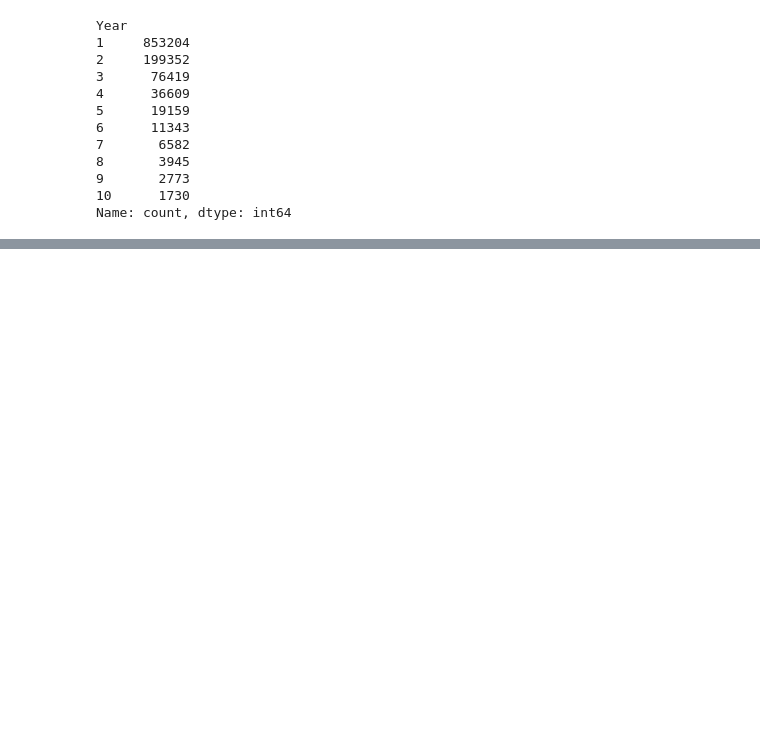
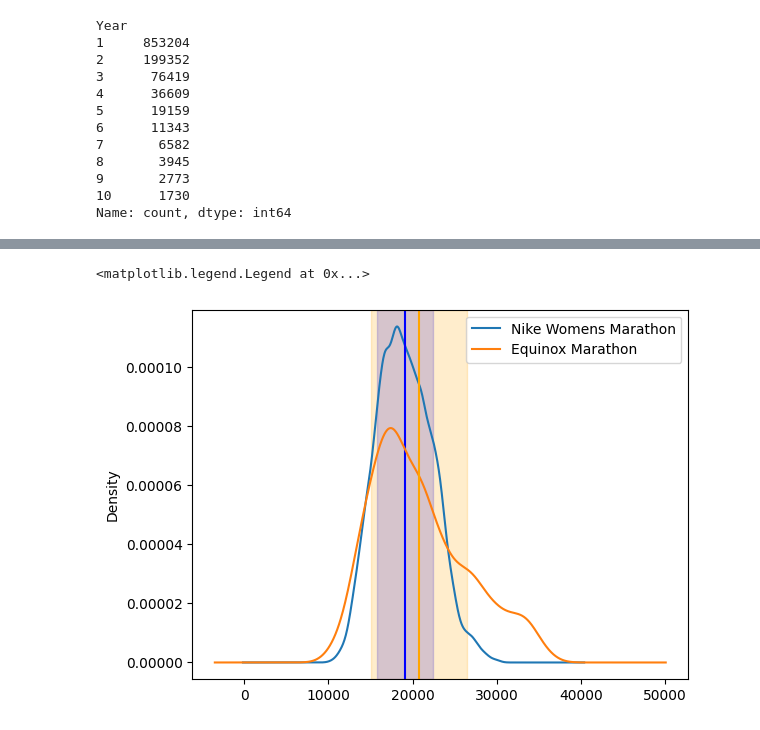
Before and after one commit to vitistatyagi/Marathon_EDA, a Jupyter notebook: marathon.ipynb, the cells around one changed output, grey strips where cells are left out. Saved outputs shown, nothing was run; the diff lists cells and outputs as text; code cells hidden in the pictures; blank space fills up the shorter version.

```diff
--- a/marathon.ipynb
+++ b/marathon.ipynb
@@ -333,0 +373,17 @@ Name: Finish, Length: 283744, dtype: int64
+# %%
+df[df['Race']=='Nike Womens Marathon']['Finish'].plot(kind='kde', label='Nike Womens Marathon')
+nike_m= df[df['Race']=='Nike Womens Marathon']['Finish'].mean()
+nike_sd= df[df['Race']=='Nike Womens Marathon']['Finish'].std()
+plt.axvline(x=nike_m, color='blue')
+plt.axvspan(xmin=nike_m-nike_sd, xmax=nike_m+nike_sd, color='blue', alpha=0.2)
+plt.legend()
+
+df[df['Race']=='Equinox Marathon']['Finish'].plot(kind='kde', label='Equinox Marathon')
+eq_m= df[df['Race']=='Equinox Marathon']['Finish'].mean()
+eq_sd= df[df['Race']=='Equinox Marathon']['Finish'].std()
+plt.axvline(x=eq_m, color='orange')
+plt.axvspan(xmin=eq_m-eq_sd, xmax=eq_m+eq_sd, color='orange', alpha=0.2)
+plt.legend()
+# %% [output]
+<matplotlib.legend.Legend at 0x...>
+[figure, added]
```
Also changed, not shown: parts of 7 cells of this notebook, 1 other file.
